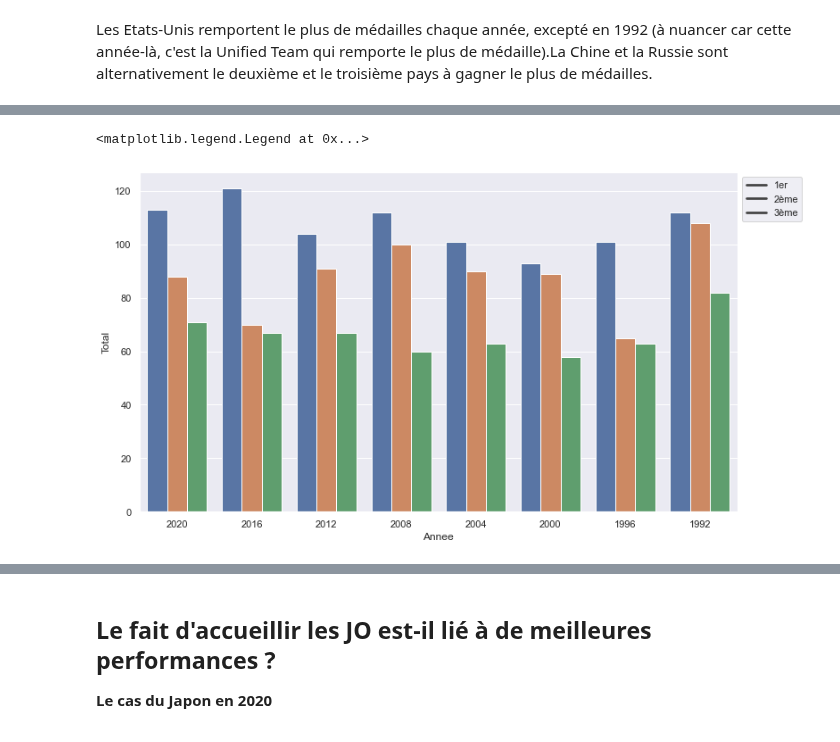
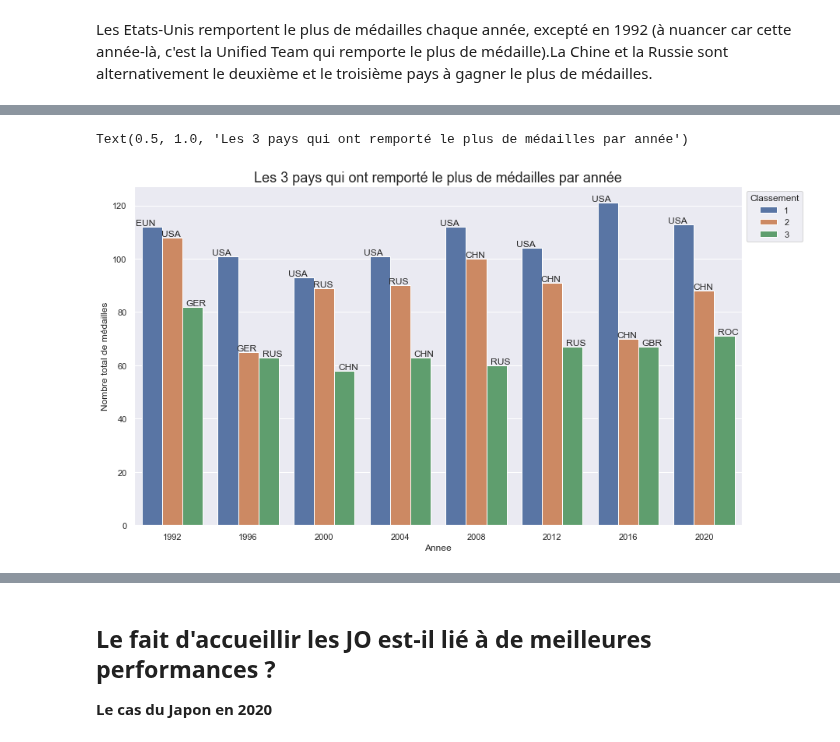
Before and after one commit to clemencebriodeau/Projet-python, a Jupyter notebook: Visualisation.ipynb, the cells around one changed output, grey strips where cells are left out. Cells and saved outputs as stored; diff of their text form; code cells hidden in the pictures.

```diff
--- a/Visualisation.ipynb
+++ b/Visualisation.ipynb
@@ -222,8 +225,0 @@ df3_classement
-# %%
-plt.figure(figsize=(12, 7))
-sns.barplot(data=df3_classement, x="Annee", y="Total", hue="Classement")
-
-plt.legend(labels=["1er","2ème", "3ème"], loc = 2, bbox_to_anchor = (1,1))
-# %% [output]
-<matplotlib.legend.Legend at 0x...>
-[figure, removed]
@@ -240 +226,21 @@ df_thirdbest = df3.groupby('Annee').agg({'Total': "min"})
+# %%
+plt.figure(figsize=(14, 8)) #taille du graphique
+
+bar = sns.barplot(x="Annee", y="Total", hue="Classement", data=df3_classement) #trace le barplot
+
+pays=df3_classement['Country Code']
+total=df3_classement['Total']
+
+for i in range(len(pays)): #ajout des noms des pays sur les barres
+    bar.text(i/3-0.35,
+            total[i]+0.5,
+            pays[i],
+            ha="center")
+
+plt.ylabel("Nombre total de médailles")
+plt.legend(title="Classement", loc = 2, bbox_to_anchor = (1,1))
+plt.title('Les 3 pays qui ont remporté le plus de médailles par année', size=18)
+# %% [output]
+Text(0.5, 1.0, 'Les 3 pays qui ont remporté le plus de médailles par année')
+[figure, added]
 # %%
```
Also changed, not shown: parts of 9 cells of this notebook.
